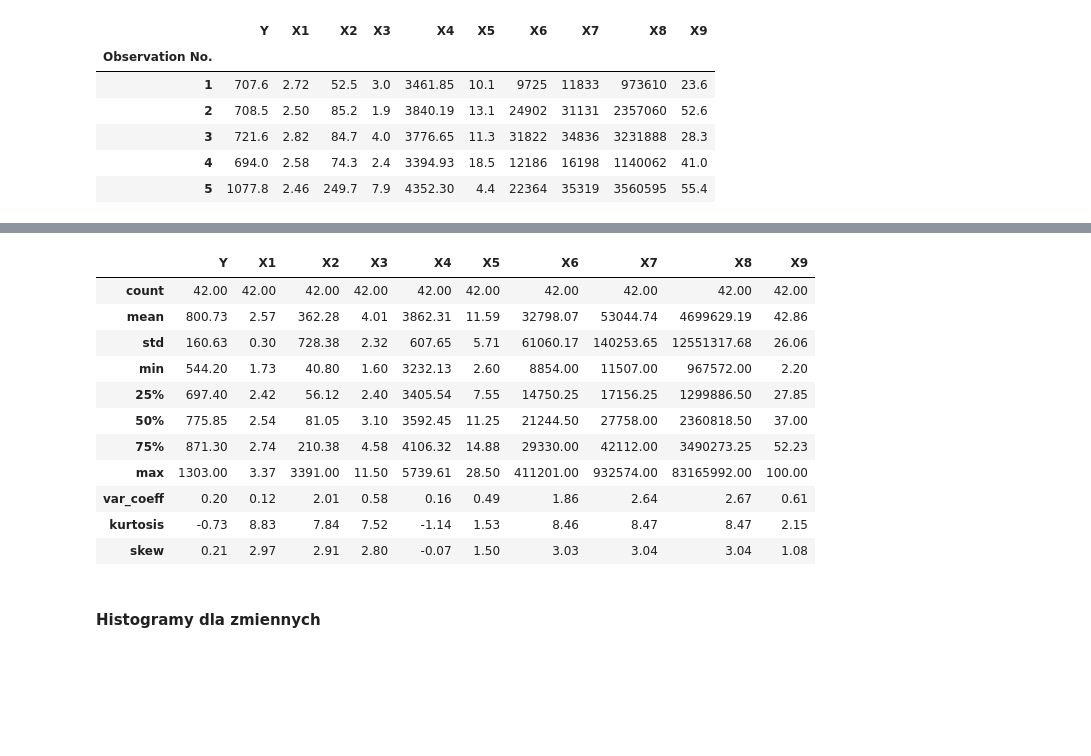
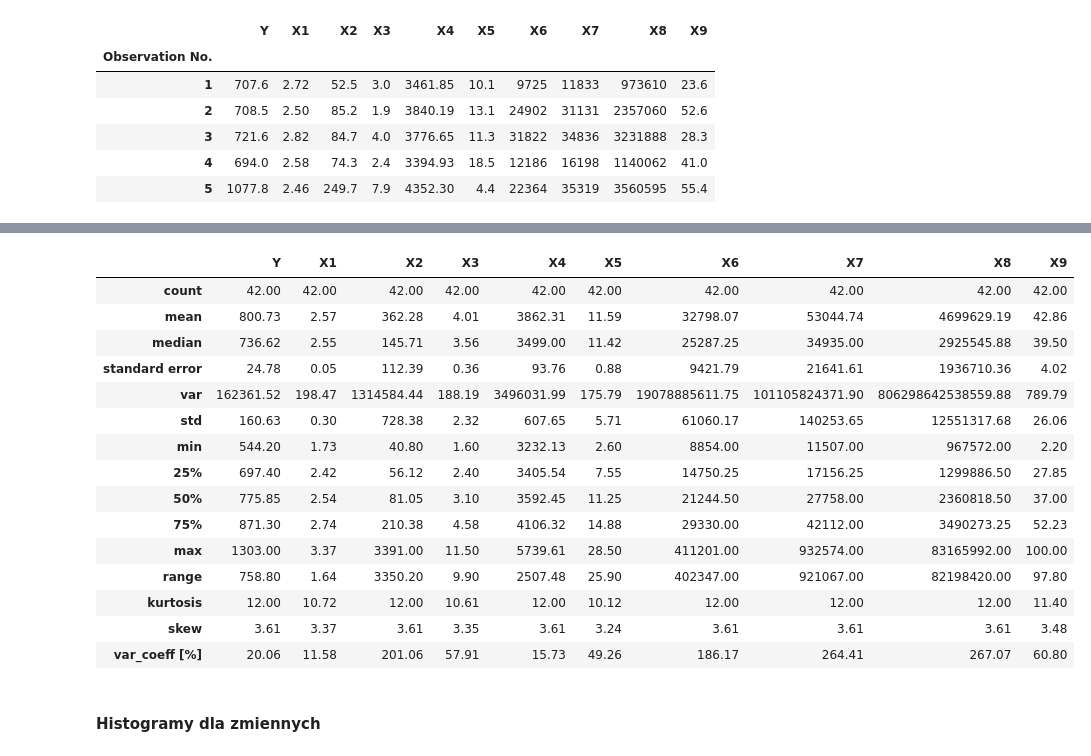
Before and after one commit to Radoslaw-Polak/project_econometry, a Jupyter notebook: projekt.ipynb, the cells around one changed output, grey strips where cells are left out. Saved outputs shown, nothing was run; the diff lists cells and outputs as text; code cells hidden in the pictures; blank space fills up the shorter version.

```diff
--- a/projekt.ipynb
+++ b/projekt.ipynb
@@ -119,23 +119,34 @@ memory usage: 3.4 KB
 # %%
 pd.set_option('display.float_format', '{:.2f}'.format)
 df_describe = energy_cons_df.describe()
-df_describe.loc['var_coeff'] = df_describe.loc['std'] / df_describe.loc['mean']
+new_rows = pd.DataFrame( data=np.array( [df_describe.median(),
+                                         df_describe.loc['std'] / np.sqrt(df_describe.loc['count']),
+                                         df_describe.var()] ),
+                         index=['median', 'standard error', 'var'],
+                         columns=df_describe.columns )
+df_describe = pd.concat( [df_describe.iloc[:2], new_rows, df_describe.iloc[2:]] )
+df_describe.loc['range'] = df_describe.loc['max'] - df_describe.loc['min']
 df_describe.loc['kurtosis'] = df_describe.kurtosis()
 df_describe.loc['skew'] = df_describe.skew()
+df_describe.loc['var_coeff [%]'] = 100.00 * df_describe.loc['std'] / df_describe.loc['mean']
 df_describe
 # %% [output]
 |  | Y | X1 | X2 | X3 | X4 | X5 | X6 | X7 | X8 | X9 |
 | count | 42.00 | 42.00 | 42.00 | 42.00 | 42.00 | 42.00 | 42.00 | 42.00 | 42.00 | 42.00 |
 | mean | 800.73 | 2.57 | 362.28 | 4.01 | 3862.31 | 11.59 | 32798.07 | 53044.74 | 4699629.19 | 42.86 |
+| median | 736.62 | 2.55 | 145.71 | 3.56 | 3499.00 | 11.42 | 25287.25 | 34935.00 | 2925545.88 | 39.50 |
+| standard error | 24.78 | 0.05 | 112.39 | 0.36 | 93.76 | 0.88 | 9421.79 | 21641.61 | 1936710.36 | 4.02 |
+| var | 162361.52 | 198.47 | 1314584.44 | 188.19 | 3496031.99 | 175.79 | 19078885611.75 | 101105824371.90 | 806298642538559.88 | 789.79 |
 | std | 160.63 | 0.30 | 728.38 | 2.32 | 607.65 | 5.71 | 61060.17 | 140253.65 | 12551317.68 | 26.06 |
 | min | 544.20 | 1.73 | 40.80 | 1.60 | 3232.13 | 2.60 | 8854.00 | 11507.00 | 967572.00 | 2.20 |
 | 25% | 697.40 | 2.42 | 56.12 | 2.40 | 3405.54 | 7.55 | 14750.25 | 17156.25 | 1299886.50 | 27.85 |
 | 50% | 775.85 | 2.54 | 81.05 | 3.10 | 3592.45 | 11.25 | 21244.50 | 27758.00 | 2360818.50 | 37.00 |
 | 75% | 871.30 | 2.74 | 210.38 | 4.58 | 4106.32 | 14.88 | 29330.00 | 42112.00 | 3490273.25 | 52.23 |
 | max | 1303.00 | 3.37 | 3391.00 | 11.50 | 5739.61 | 28.50 | 411201.00 | 932574.00 | 83165992.00 | 100.00 |
-| var_coeff | 0.20 | 0.12 | 2.01 | 0.58 | 0.16 | 0.49 | 1.86 | 2.64 | 2.67 | 0.61 |
-| kurtosis | -0.73 | 8.83 | 7.84 | 7.52 | -1.14 | 1.53 | 8.46 | 8.47 | 8.47 | 2.15 |
-| skew | 0.21 | 2.97 | 2.91 | 2.80 | -0.07 | 1.50 | 3.03 | 3.04 | 3.04 | 1.08 |
+| range | 758.80 | 1.64 | 3350.20 | 9.90 | 2507.48 | 25.90 | 402347.00 | 921067.00 | 82198420.00 | 97.80 |
+| kurtosis | 12.00 | 10.72 | 12.00 | 10.61 | 12.00 | 10.12 | 12.00 | 12.00 | 12.00 | 11.40 |
+| skew | 3.61 | 3.37 | 3.61 | 3.35 | 3.61 | 3.24 | 3.61 | 3.61 | 3.61 | 3.48 |
+| var_coeff [%] | 20.06 | 11.58 | 201.06 | 57.91 | 15.73 | 49.26 | 186.17 | 264.41 | 267.07 | 60.80 |
 # %% [markdown]
 #### Histogramy dla zmiennych
 # %%
```
Also changed, not shown: parts of 41 cells of this notebook, 1 other file.
